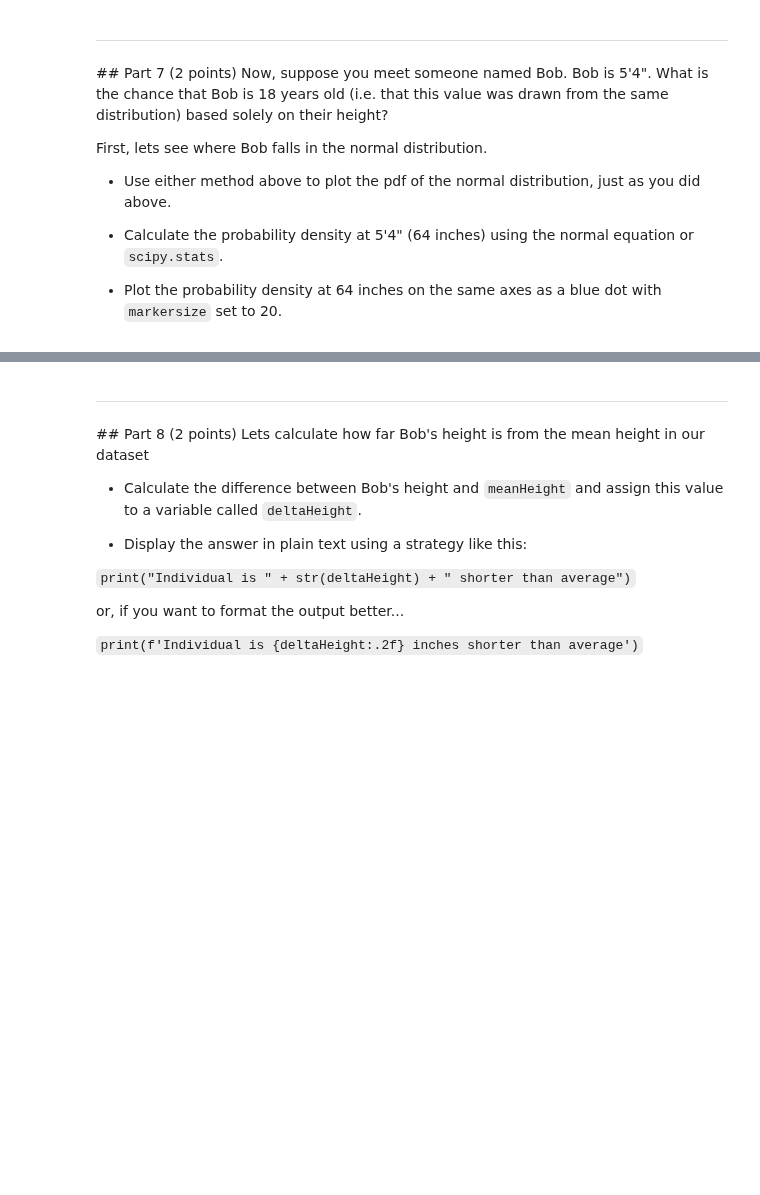
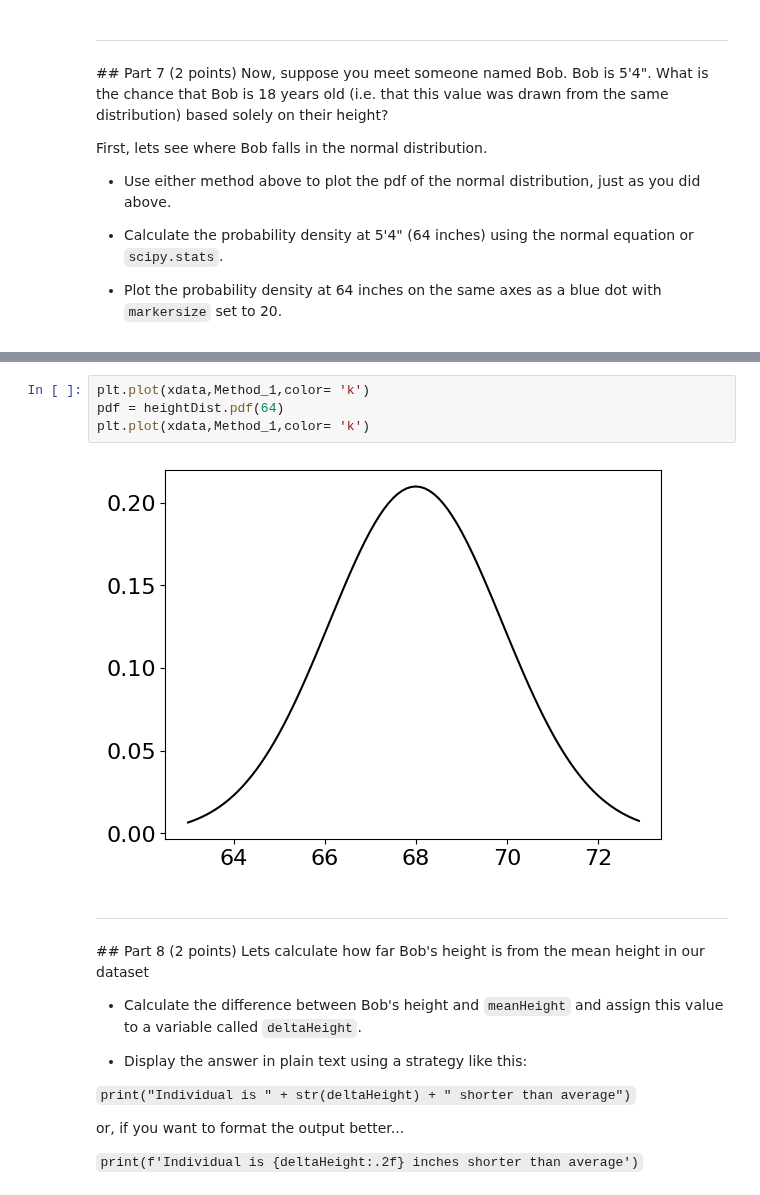
Before and after one commit to Urvi-M/BE559, a Jupyter notebook: Homework1_part1_v1.ipynb, the cells around one changed output, grey strips where cells are left out. Cells and saved outputs as stored; diff of their text form; blank space fills up the shorter version.

```diff
--- a/Homework1_part1_v1.ipynb
+++ b/Homework1_part1_v1.ipynb
@@ -164,3 +168,9 @@ First, lets see where Bob falls in the normal distribution.
+# %%
+plt.plot(xdata,Method_1,color= 'k')
+pdf = heightDist.pdf(64)
+plt.plot(xdata,Method_1,color= 'k')
+# %% [output]
+[figure, added]
 # %% [markdown]
 ---
 ## Part 8 (2 points)
```
Also changed, not shown: parts of 11 cells of this notebook.
